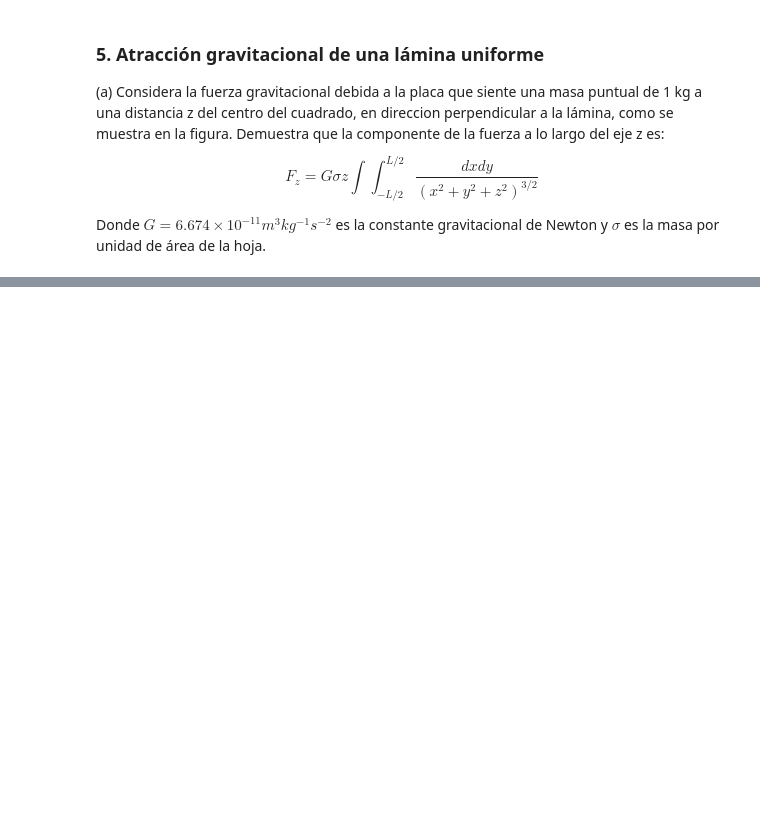
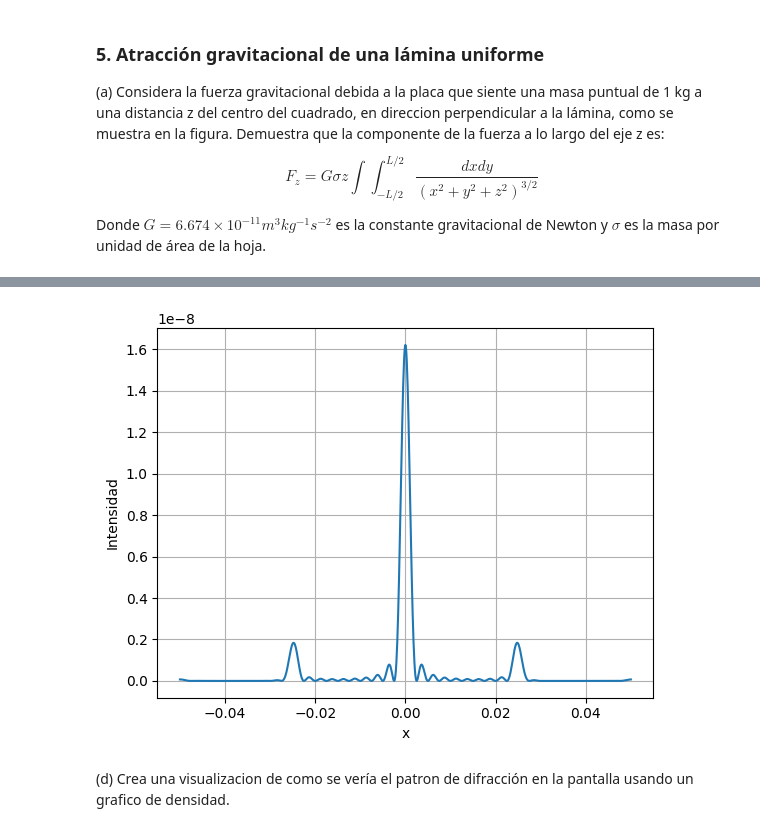
Before and after one commit to FrancoOlvera/Fisica_Comp, a Jupyter notebook: Tareas/Tarea 4/TareaPractica4.ipynb, the cells around one changed output, grey strips where cells are left out. Drawn from its saved outputs; the diff is of its cells as text; code cells hidden in the pictures; blank space fills up the shorter version.

```diff
--- a/Tareas/Tarea 4/TareaPractica4.ipynb
+++ b/Tareas/Tarea 4/TareaPractica4.ipynb
@@ -464,0 +571,7 @@ import math as mt
+# %%
+#Constantes
+d = 20e-6
+alpha = np.pi / d
+
+def q(u):
+    return np.sin(alpha * u)**2
@@ -464,0 +589,38 @@ import math as mt
+# %%
+#Constantes
+d = 20e-6
+alpha = np.pi / d
+lam=500e-9
+f = 1
+w = 10*d
+
+def q(u):
+    return np.sin(alpha * u)**2
+
+N = 1000
+u= np.linspace(-w/2, w/2, N)
+
+raiz= np.sqrt(q(u))
+
+#posiciones
+x = np.linspace(-0.05,0.05, 1001)
+I = np.zeros(len(x)) #Arreglo de ceros para la intensidad
+
+#Integral
+
+for i in range(len(x)):
+    integral = scipy.integrate.simpson(raiz * np.exp((1j*2*np.pi*x[i]*u)/(lam*f)), x=u) #Usé simpson porque queda mejor con funciones trigonometricas
+    I[i] = np.abs(integral)**2
+
+
+
+plt.plot(x, I)
+
+plt.xlabel ("x")
+plt.ylabel ("Intensidad")
+
+plt.grid(True)
+# %% [output]
+[figure, added]
+# %% [markdown]
+(d) Crea una visualizacion de como se vería el patron de difracción en la pantalla usando un grafico de densidad.
```
Also changed, not shown: parts of 17 cells of this notebook.
